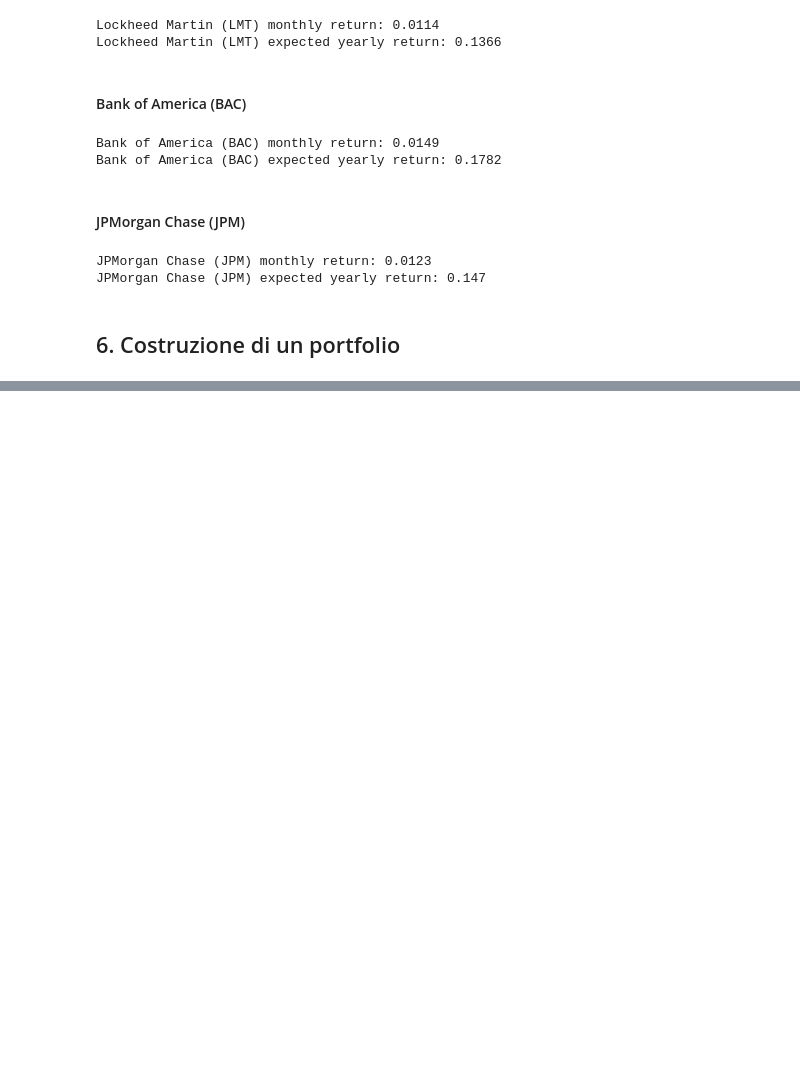
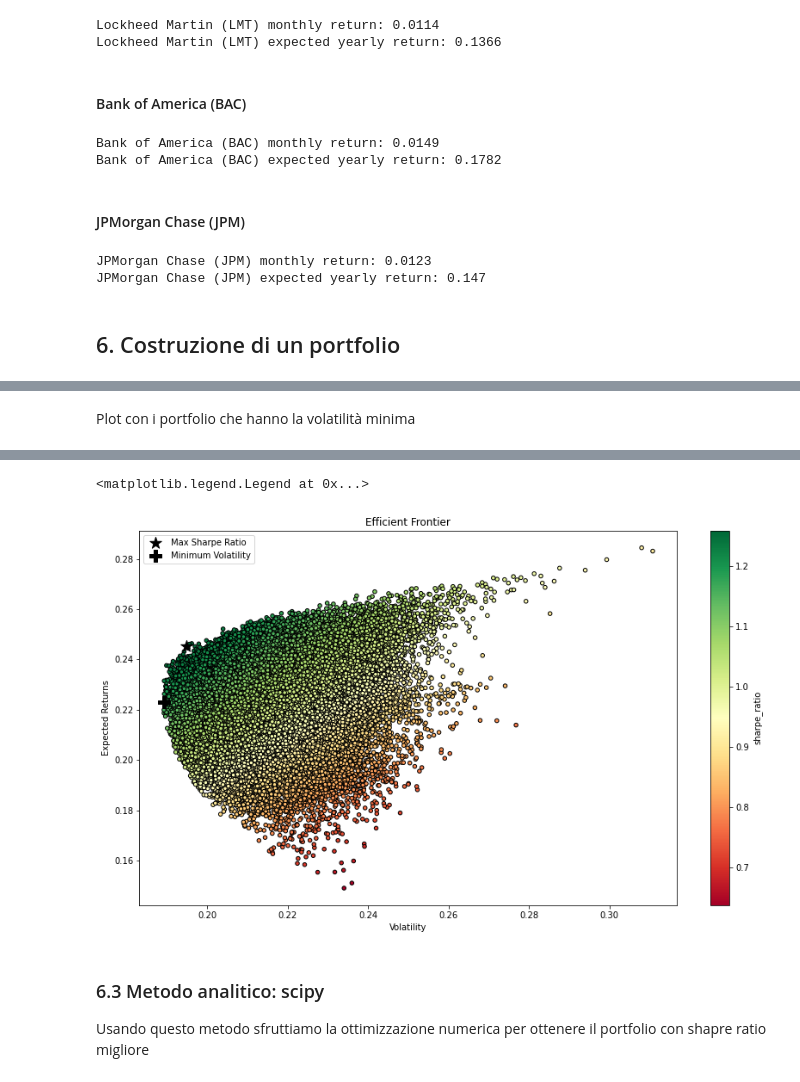
Before and after one commit to tommcamm/BISF-Project, a Jupyter notebook: python/Notebook del progetto.ipynb, the cells around one changed output, grey strips where cells are left out. Saved outputs shown, nothing was run; the diff lists cells and outputs as text; code cells hidden in the pictures; blank space fills up the shorter version.

```diff
--- a/python/Notebook del progetto.ipynb
+++ b/python/Notebook del progetto.ipynb
@@ -2769,0 +2926,24 @@ JPMorgan Chase (JPM) expected yearly return: 0.147
+# %%
+max_sharpe_ind = np.argmax(portf_results_df.sharpe_ratio)
+max_sharpe_portf = portf_results_df.loc[max_sharpe_ind]
+
+min_vol_ind = np.argmin(portf_results_df.volatility)
+min_vol_portf = portf_results_df.loc[min_vol_ind]
+
+print('Maximum Sharpe ratio portfolio ----')
+print('Performance')
+for index, value in max_sharpe_portf.items():
+    print(f'{index}: {100 * value:.2f}% ', end="", flush=True)
+print('\nWeights')
+for x, y in zip(RISKY_ASSETS,
+                weights[np.argmax(portf_results_df.sharpe_ratio)]):
+    print(f'{x}: {100*y:.2f}% ', end="", flush=True)
+
+print('\n\nMinumum Volatility portfolio ----')
+print('Performance')
+for index, value in min_vol_portf.items():
+    print(f'{index}: {100 * value:.2f}% ', end="", flush=True)
+print('\nWeights')
+for x, y in zip(RISKY_ASSETS,
+                weights[min_vol_ind]):
+    print(f'{x}: {100*y:.2f}% ', end="", flush=True)
@@ -2769,0 +2962,23 @@ JPMorgan Chase (JPM) expected yearly return: 0.147
+# %% [markdown]
+Plot con i portfolio che hanno la volatilità minima
+# %%
+# Usiamo la volatilià trovata prima
+fig, ax = plt.subplots()
+portf_results_df.plot(kind='scatter', x='volatility',
+                      y='returns', c='sharpe_ratio',
+                      cmap='RdYlGn', edgecolors='black',
+                      ax=ax)
+ax.scatter(x=max_sharpe_portf.volatility,
+           y=max_sharpe_portf.returns,
+           c='black', marker='*',
+           s=200, label='Max Sharpe Ratio')
+
+ax.scatter(x=min_vol_portf.volatility,
+           y=min_vol_portf.returns,
+           c='black', marker='P',
+           s=200, label='Minimum Volatility')
+
+ax.set(xlabel='Volatility', ylabel='Expected Returns',
+       title='Efficient Frontier')
+ax.legend()
+# %% [output]
@@ -2769,0 +2987,6 @@ JPMorgan Chase (JPM) expected yearly return: 0.147
+<matplotlib.legend.Legend at 0x...>
+[figure, added]
+# %% [markdown]
+### 6.3 Metodo analitico: scipy
+
+Usando questo metodo sfruttiamo la ottimizzazione numerica per ottenere il portfolio con shapre ratio migliore
```
Also changed, not shown: parts of 35 cells of this notebook, 3 other files.
